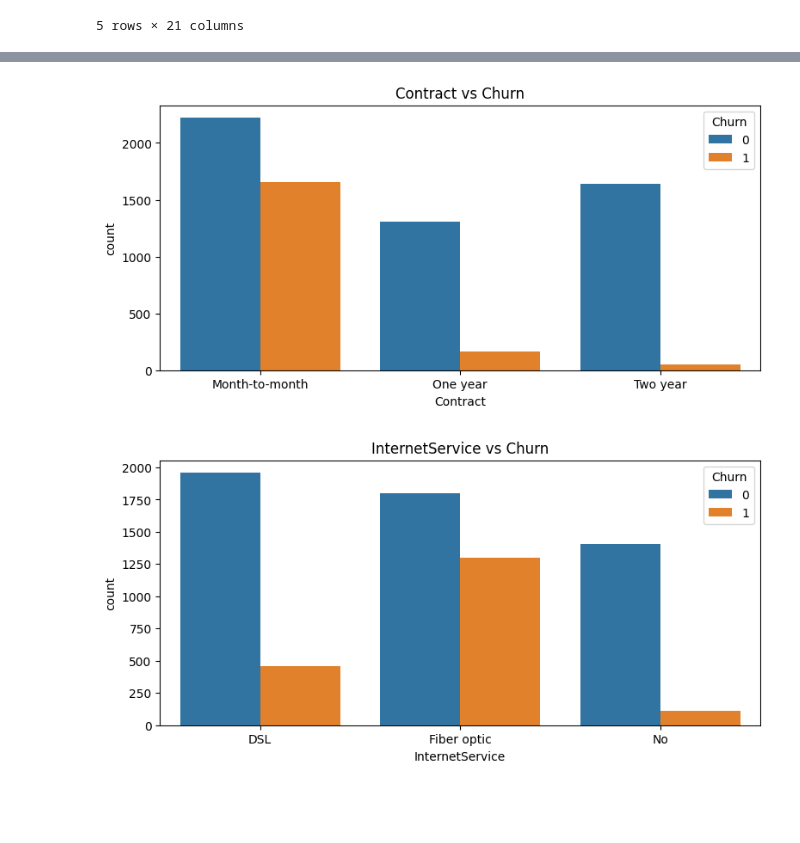
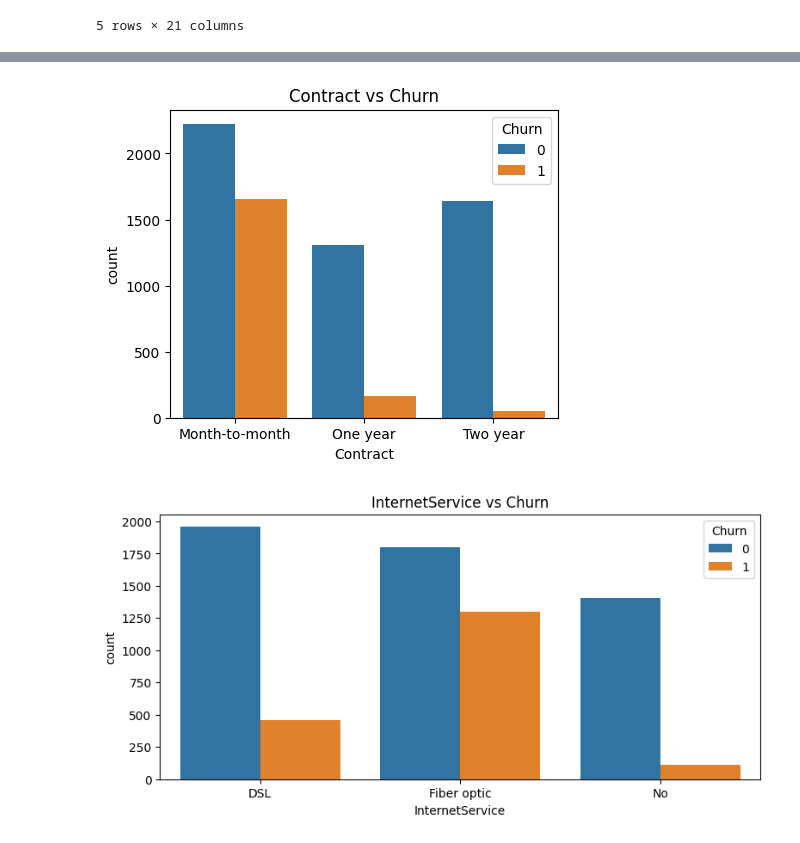
Before and after one commit to apoorvac1867/Telco-Churn-Prediction-Extraction, a Jupyter notebook: ChurnDataset.ipynb, the cells around one changed output, grey strips where cells are left out. Cells and saved outputs as stored; diff of their text form; code cells hidden in the pictures; blank space fills up the shorter version.

```diff
--- a/ChurnDataset.ipynb
+++ b/ChurnDataset.ipynb
@@ -27,5 +53,4 @@ df.head()
 # %%
-df.info()
-df.isnull().sum()
+df=df.drop(columns=["customerID"], errors="ignore")
 df['TotalCharges']=pd.to_numeric(df['TotalCharges'],errors='coerce')
 df.dropna(subset=['TotalCharges'],inplace=True)
@@ -81,10 +94,10 @@ kdeplot('TotalCharges')
 # %%
-plt.figure(figsize=(9,4))
+plt.figure(figsize=(5,4))
 sns.countplot(x='Contract',hue='Churn',data=df)
 plt.title('Contract vs Churn')
 plt.show()
 # %% [output]
-[figure, old version]
+[figure, new version]
 # %%
 plt.figure(figsize=(9,4))
 sns.countplot(x='InternetService',hue='Churn',data=df)
```
Also changed, not shown: parts of 18 cells of this notebook.
